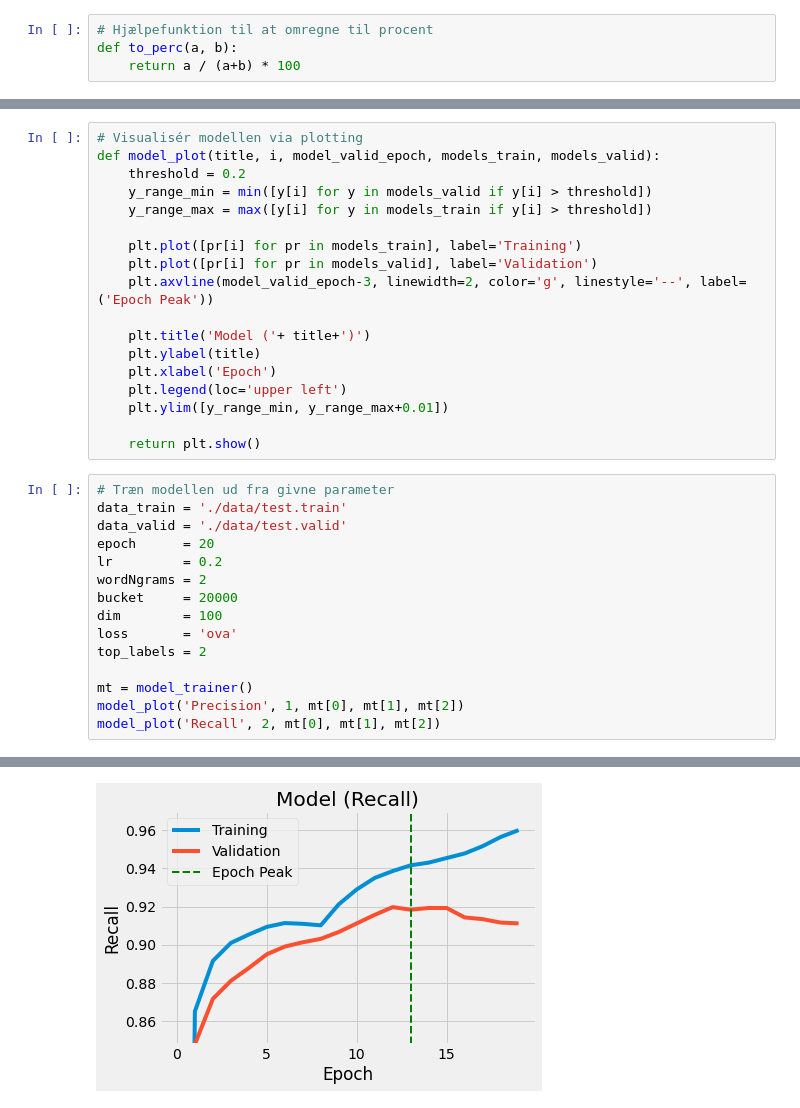
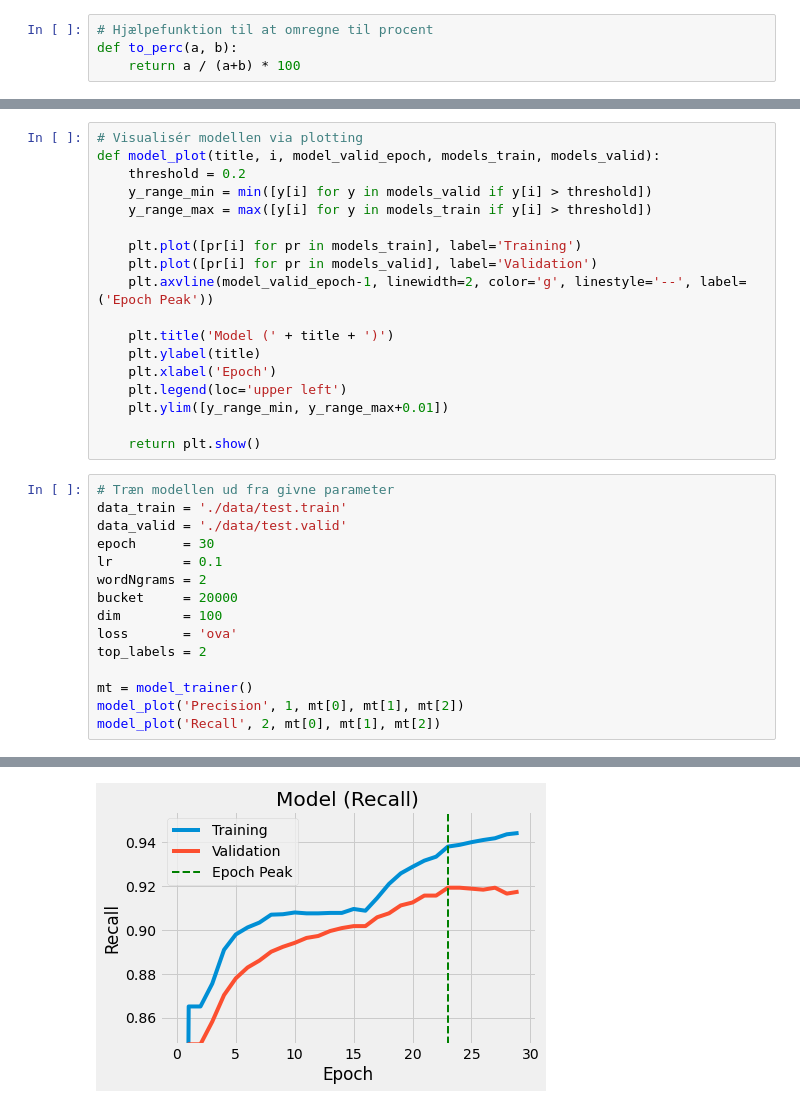
Before and after one commit to Kofoedsan/Python-TrustpilotPredict, a Jupyter notebook: 03_evaluate_fasttext.ipynb, the cells around one changed output, grey strips where cells are left out. Drawn from its saved outputs; the diff is of its cells as text.

Commit message:
minor tweak model train validation

```diff
--- a/03_evaluate_fasttext.ipynb
+++ b/03_evaluate_fasttext.ipynb
@@ -67,9 +67,9 @@ def model_plot(title, i, model_valid_epoch, models_train, models_valid):
 
     plt.plot([pr[i] for pr in models_train], label='Training')
     plt.plot([pr[i] for pr in models_valid], label='Validation')
-    plt.axvline(model_valid_epoch-3, linewidth=2, color='g', linestyle='--', label=('Epoch Peak'))
+    plt.axvline(model_valid_epoch-1, linewidth=2, color='g', linestyle='--', label=('Epoch Peak'))
 
-    plt.title('Model ('+ title+')')
+    plt.title('Model (' + title + ')')
     plt.ylabel(title)
     plt.xlabel('Epoch')
     plt.legend(loc='upper left')
@@ -80,8 +80,8 @@ def model_plot(title, i, model_valid_epoch, models_train, models_valid):
 # Træn modellen ud fra givne parameter
 data_train = './data/test.train'
 data_valid = './data/test.valid'
-epoch      = 20
-lr         = 0.2
+epoch      = 30
+lr         = 0.1
 wordNgrams = 2
 bucket     = 20000
 dim        = 100
@@ -113 +113 @@ Epoch    Prec. Recall  |  Prec. Recall
-[figure, old version]
+[figure, new version]
```
Also changed, not shown: parts of 3 cells of this notebook, 1 other file.
